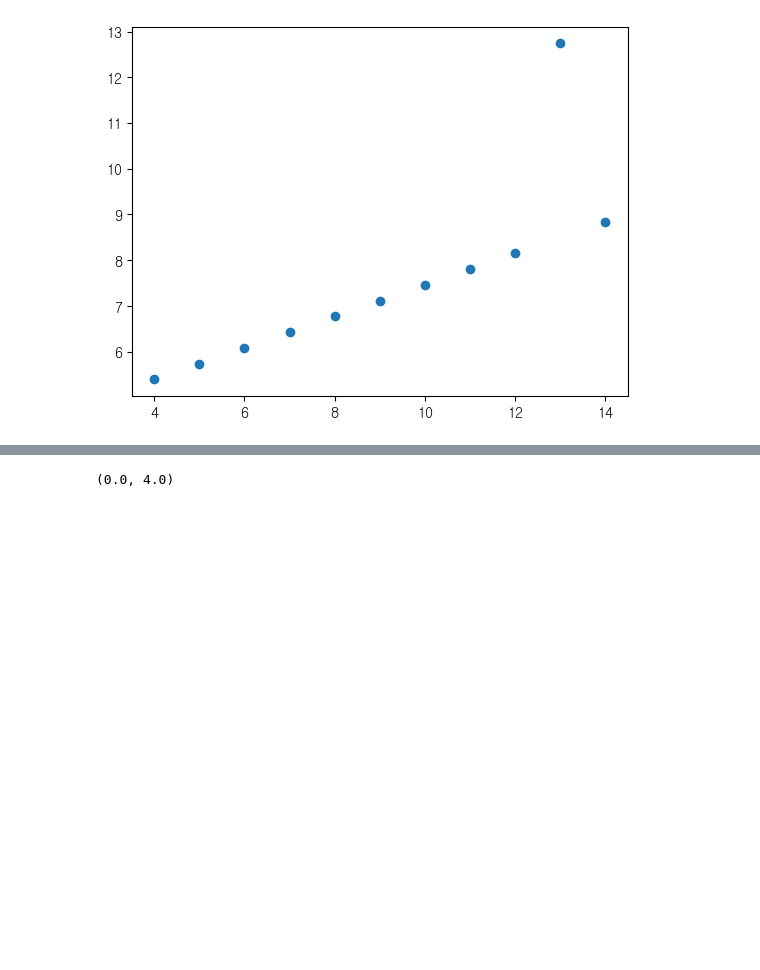
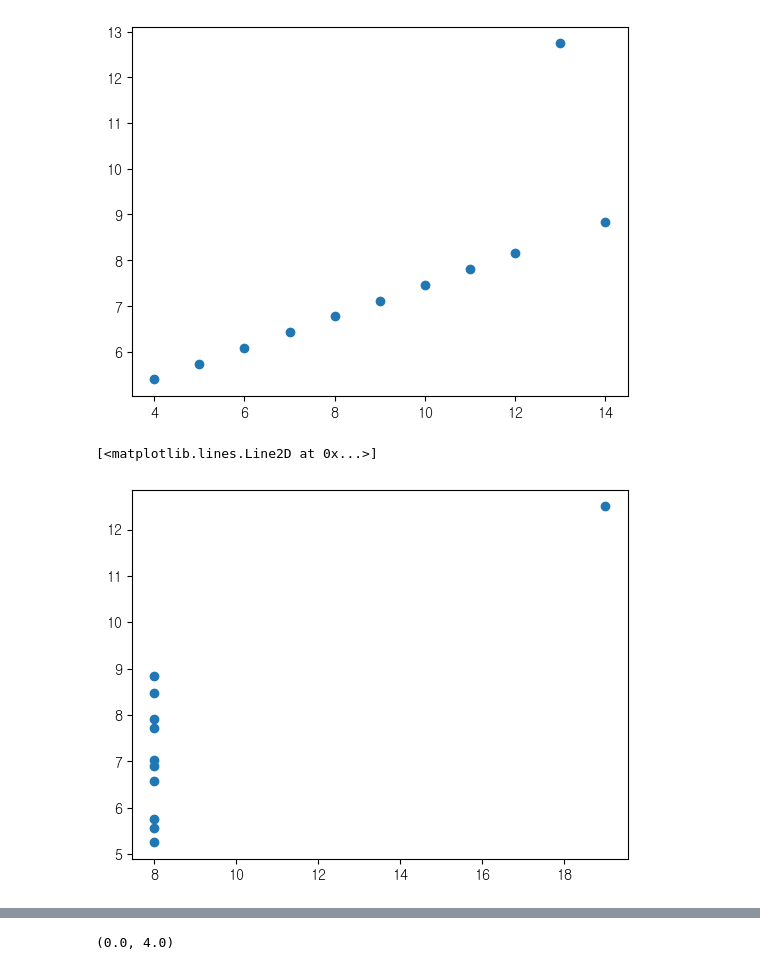
Before and after one commit to minsangggg/hipython_rep, a Jupyter notebook: Study/20.데이터 시각화.ipynb, the cells around one changed output, grey strips where cells are left out. Saved outputs shown, nothing was run; the diff lists cells and outputs as text; code cells hidden in the pictures; blank space fills up the shorter version.

```diff
--- a/Study/20.데이터 시각화.ipynb
+++ b/Study/20.데이터 시각화.ipynb
@@ -99,6 +99,11 @@ plt.plot( d3['x'], d3['y'], 'o')
 # %% [output]
 [<matplotlib.lines.Line2D at 0x...>]
 [figure]
+# %%
+plt.plot( d4['x'], d4['y'], 'o')
+# %% [output]
+[<matplotlib.lines.Line2D at 0x...>]
+[figure, added]
 # %%
 import matplotlib.pyplot as plt
 # %%
```
Also changed, not shown: parts of 25 cells of this notebook, 3 other files.
